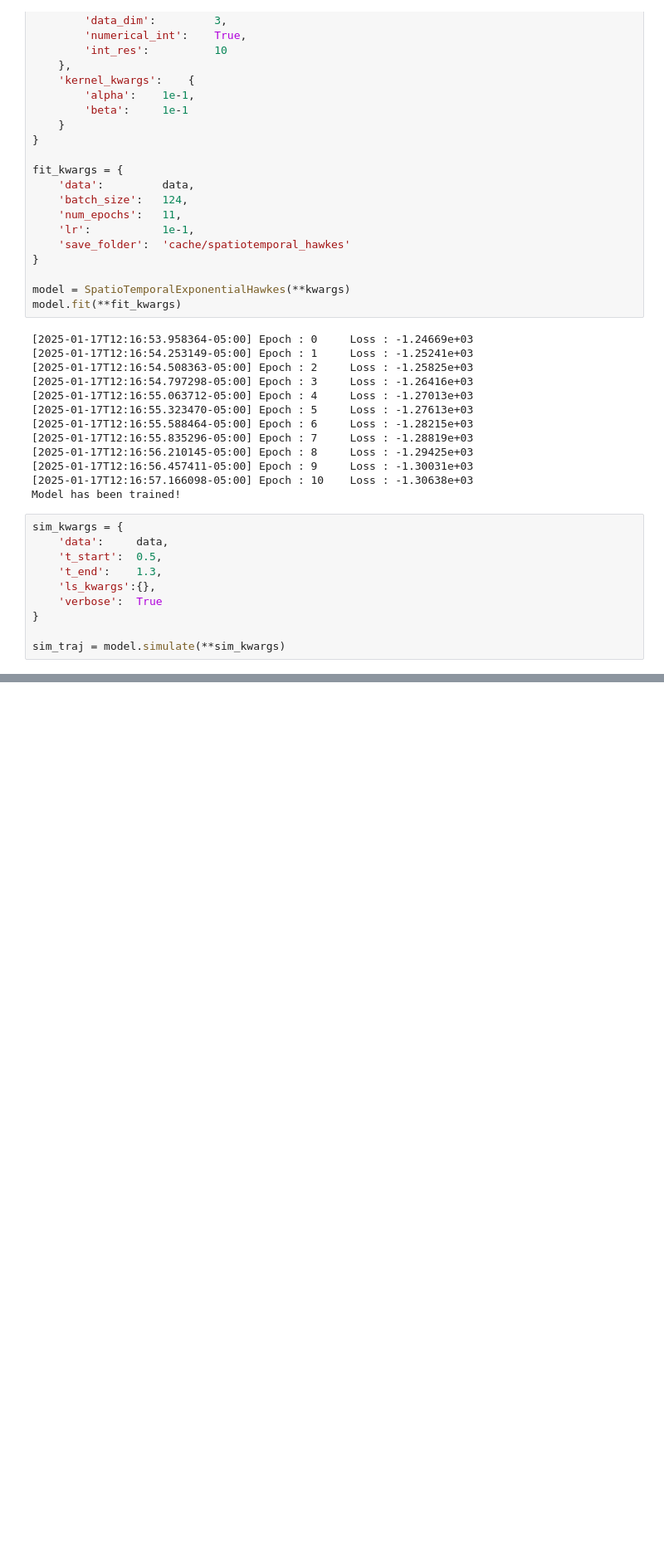
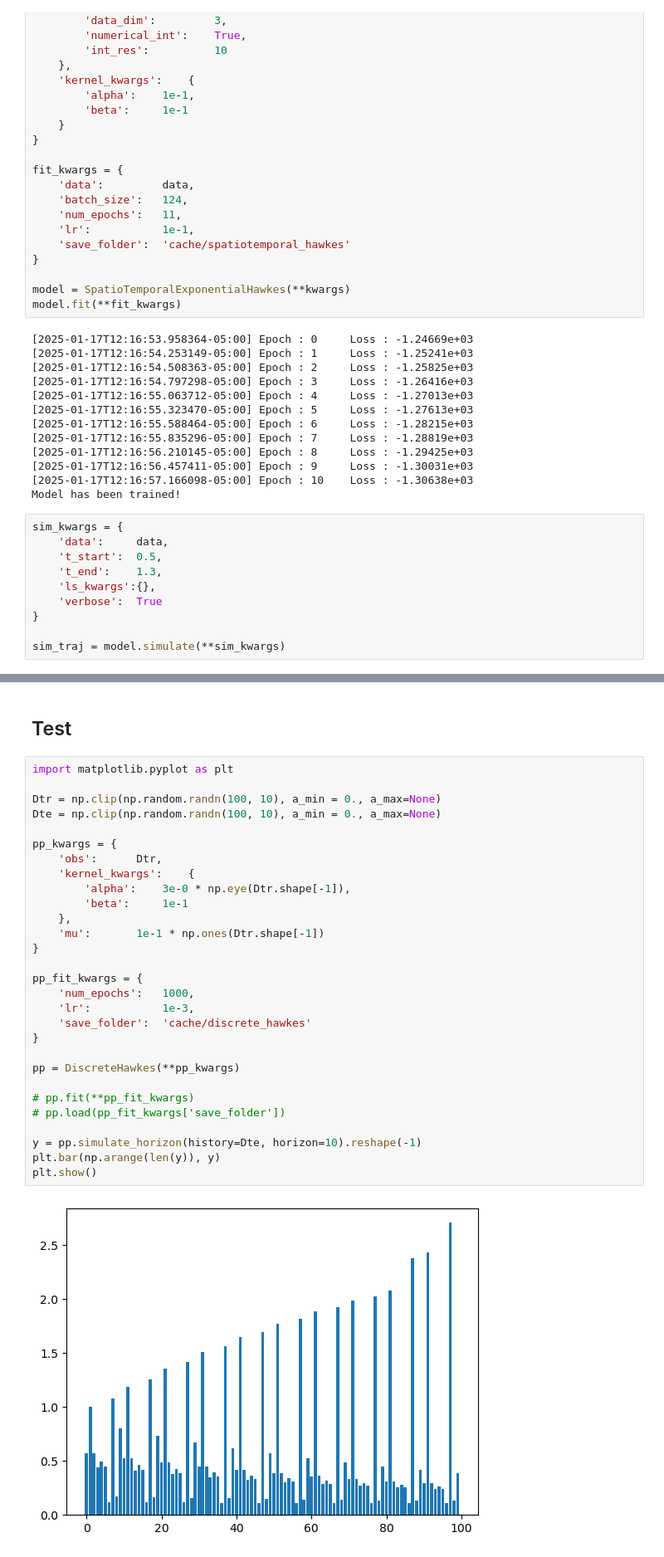
Before and after one commit to wbzhou2001/Torch-Hawkes, a Jupyter notebook: main.ipynb, the cells around one changed output, grey strips where cells are left out. Shown at 83% size. Drawn from its saved outputs; the diff is of its cells as text; blank space fills up the shorter version.

```diff
--- a/main.ipynb
+++ b/main.ipynb
@@ -1407,0 +1604,33 @@ sim_traj = model.simulate(**sim_kwargs)
+# %% [markdown]
+## Test
+# %%
+import matplotlib.pyplot as plt
+
+Dtr = np.clip(np.random.randn(100, 10), a_min = 0., a_max=None)
+Dte = np.clip(np.random.randn(100, 10), a_min = 0., a_max=None)
+
+pp_kwargs = {
+    'obs':      Dtr,
+    'kernel_kwargs':    {
+        'alpha':    3e-0 * np.eye(Dtr.shape[-1]),
+        'beta':     1e-1
+    },
+    'mu':       1e-1 * np.ones(Dtr.shape[-1])
+}
+
+pp_fit_kwargs = {
+    'num_epochs':   1000,
+    'lr':           1e-3,
+    'save_folder':  'cache/discrete_hawkes'
+}
+
+pp = DiscreteHawkes(**pp_kwargs)
+
+# pp.fit(**pp_fit_kwargs)
+# pp.load(pp_fit_kwargs['save_folder'])
+
+y = pp.simulate_horizon(history=Dte, horizon=10).reshape(-1)
+plt.bar(np.arange(len(y)), y)
+plt.show()
+# %% [output]
+[figure, added]
```
Also changed, not shown: parts of 2 cells of this notebook, 1 other file.
